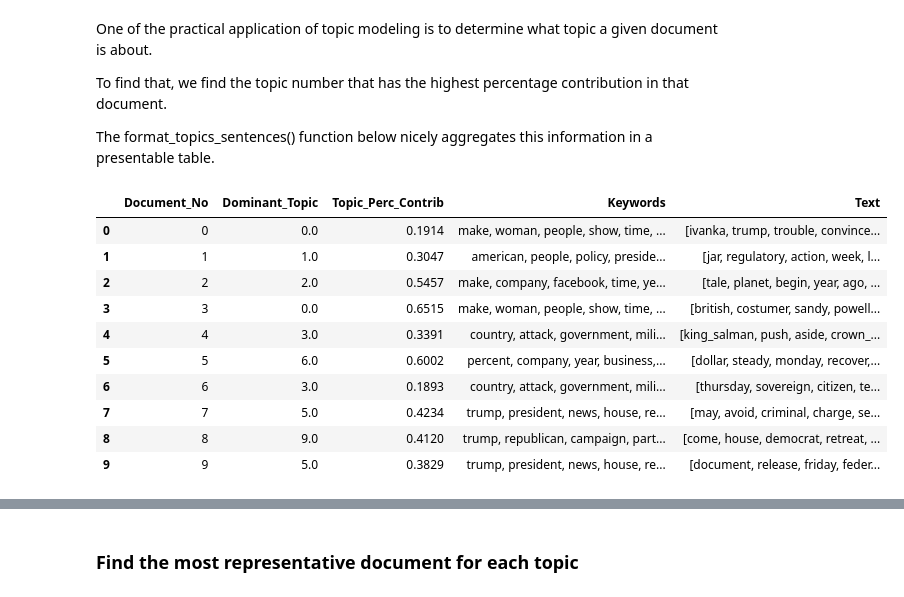
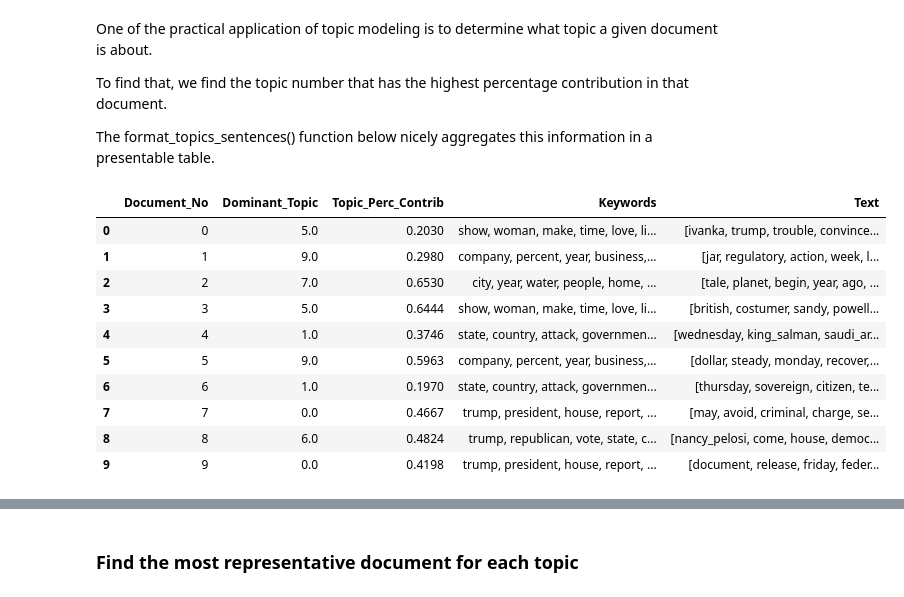
Before and after one commit to yidingweng/SpringBoard, a Jupyter notebook: Capstone 2/code/Capstone 2.3_LDAmodeling.ipynb, the cells around one changed output, grey strips where cells are left out. Saved outputs shown, nothing was run; the diff lists cells and outputs as text; code cells hidden in the pictures.

Commit message:
FinalReport

```diff
--- a/Capstone 2/code/Capstone 2.3_LDAmodeling.ipynb
+++ b/Capstone 2/code/Capstone 2.3_LDAmodeling.ipynb
@@ -313,41 +313,41 @@ def format_topics_sentences(ldamodel=lda_model, corpus=corpus, texts=df.content.
     sent_topics_df = pd.DataFrame()
 
     # Get main topic in each document
     for i, row in enumerate(ldamodel[corpus]):
         row = sorted(row, key=lambda x: (x[1]), reverse=True)
         # Get the Dominant topic, Perc Contribution and Keywords for each document
         for j, (topic_num, prop_topic) in enumerate(row):
             if j == 0:  # => dominant topic
                 wp = ldamodel.show_topic(topic_num)
                 topic_keywords = ", ".join([word for word, prop in wp])
                 sent_topics_df = sent_topics_df.append(pd.Series([int(topic_num), round(prop_topic,4), topic_keywords]), ignore_index=True)
             else:
                 break
     sent_topics_df.columns = ['Dominant_Topic', 'Perc_Contribution', 'Topic_Keywords']
 
     # Add original text to the end of the output
     contents = pd.Series(texts)
     sent_topics_df = pd.concat([sent_topics_df, contents], axis=1)
     return(sent_topics_df)
 
 
-df_topic_sents_keywords = format_topics_sentences(ldamodel=optimal_model, corpus=corpus, texts=df.content.tolist())
+df_topic_sents_keywords = format_topics_sentences(ldamodel=ldamallet, corpus=corpus, texts=df.content.tolist())
 
 # Format
 df_dominant_topic = df_topic_sents_keywords.reset_index()
 df_dominant_topic.columns = ['Document_No', 'Dominant_Topic', 'Topic_Perc_Contrib', 'Keywords', 'Text']
 
 # Show
 df_dominant_topic.head(10)
 # %% [output]
 |  | Document_No | Dominant_Topic | Topic_Perc_Contrib | Keywords | Text |
-| 0 | 0 | 0.0 | 0.1914 | make, woman, people, show, time, ... | [ivanka, trump, trouble, convince... |
-| 1 | 1 | 1.0 | 0.3047 | american, people, policy, preside... | [jar, regulatory, action, week, l... |
-| 2 | 2 | 2.0 | 0.5457 | make, company, facebook, time, ye... | [tale, planet, begin, year, ago, ... |
-| 3 | 3 | 0.0 | 0.6515 | make, woman, people, show, time, ... | [british, costumer, sandy, powell... |
-| 4 | 4 | 3.0 | 0.3391 | country, attack, government, mili... | [king_salman, push, aside, crown_... |
-| 5 | 5 | 6.0 | 0.6002 | percent, company, year, business,... | [dollar, steady, monday, recover,... |
-| 6 | 6 | 3.0 | 0.1893 | country, attack, government, mili... | [thursday, sovereign, citizen, te... |
-| 7 | 7 | 5.0 | 0.4234 | trump, president, news, house, re... | [may, avoid, criminal, charge, se... |
-| 8 | 8 | 9.0 | 0.4120 | trump, republican, campaign, part... | [come, house, democrat, retreat, ... |
-| 9 | 9 | 5.0 | 0.3829 | trump, president, news, house, re... | [document, release, friday, feder... |
+| 0 | 0 | 5.0 | 0.2030 | show, woman, make, time, love, li... | [ivanka, trump, trouble, convince... |
+| 1 | 1 | 9.0 | 0.2980 | company, percent, year, business,... | [jar, regulatory, action, week, l... |
+| 2 | 2 | 7.0 | 0.6530 | city, year, water, people, home, ... | [tale, planet, begin, year, ago, ... |
+| 3 | 3 | 5.0 | 0.6444 | show, woman, make, time, love, li... | [british, costumer, sandy, powell... |
+| 4 | 4 | 1.0 | 0.3746 | state, country, attack, governmen... | [wednesday, king_salman, saudi_ar... |
+| 5 | 5 | 9.0 | 0.5963 | company, percent, year, business,... | [dollar, steady, monday, recover,... |
+| 6 | 6 | 1.0 | 0.1970 | state, country, attack, governmen... | [thursday, sovereign, citizen, te... |
+| 7 | 7 | 0.0 | 0.4667 | trump, president, house, report, ... | [may, avoid, criminal, charge, se... |
+| 8 | 8 | 6.0 | 0.4824 | trump, republican, vote, state, c... | [nancy_pelosi, come, house, democ... |
+| 9 | 9 | 0.0 | 0.4198 | trump, president, house, report, ... | [document, release, friday, feder... |
```
Also changed, not shown: parts of 9 cells of this notebook, 15 other files.
